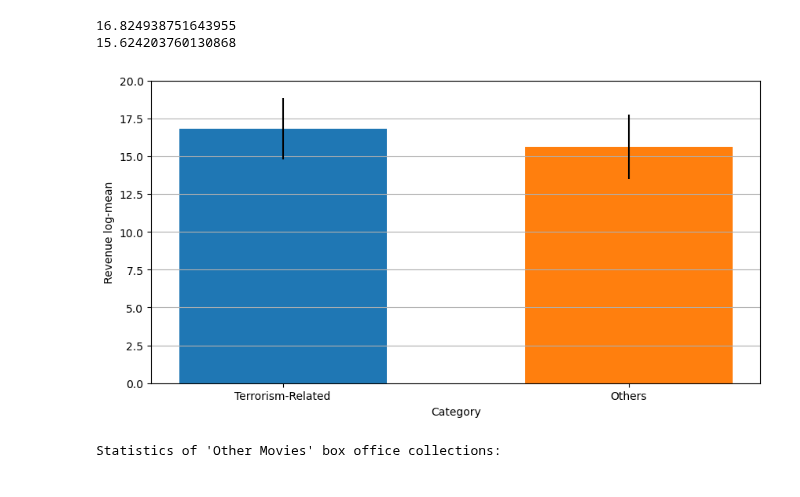
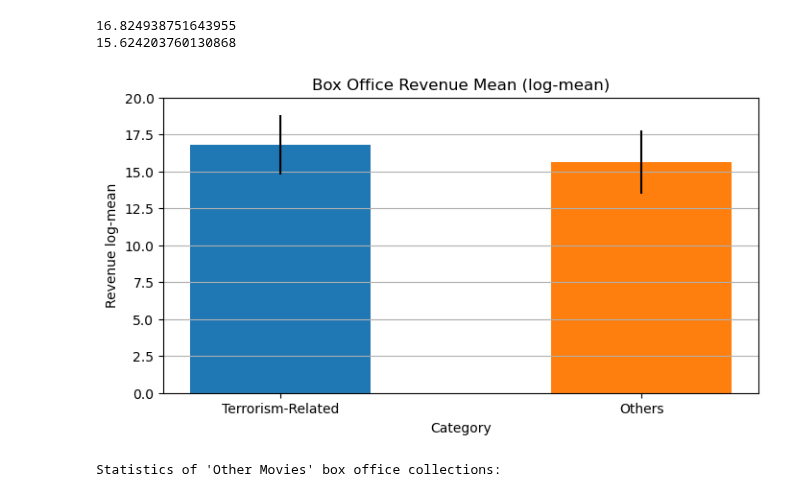
Before and after one commit to epfl-ada/ada-2023-project-boat2023, a Jupyter notebook: projectADA.ipynb, the cells around one changed output. Drawn from its saved outputs; the diff is of its cells as text; code cells hidden in the pictures.

```diff
--- a/projectADA.ipynb
+++ b/projectADA.ipynb
@@ -115,23 +115,24 @@ print(others_log_revenue_mean)
 16.824938751643955
 15.624203760130868
 # %%
-fig, ax = plt.subplots(figsize=(10,5))
+fig, ax = plt.subplots(figsize=(8,4))
 categories= ['Terrorism-Related','Others']
 log_means= [terror_log_revenue_mean,others_log_revenue_mean]
 uncertainties = [np.std(terro_log_revenue, ddof=1), np.std(others_log_revenue, ddof=1)]
 
 
 for i in range(2):
-    plt.bar(categories[i], log_means[i], yerr=uncertainties[i], width=0.6)
+    plt.bar(categories[i], log_means[i], yerr=uncertainties[i], width=0.5)
 #plt.bar(, terror_log_revenue_mean)
 #plt.bar(, others_log_revenue_mean)
+plt.title('Box Office Revenue Mean (log-mean)')
 plt.ylabel('Revenue log-mean')
 ax.yaxis.grid(True)
 plt.xlabel('Category')
 plt.ylim([0,20])
 plt.show()
 # %% [output]
-[figure, old version]
+[figure, new version]
 # %%
 print("Statistics of 'Other Movies' box office collections:")
 other_movies['Box office revenue'].describe()
```
Also changed, not shown: parts of 1 cell of this notebook.
